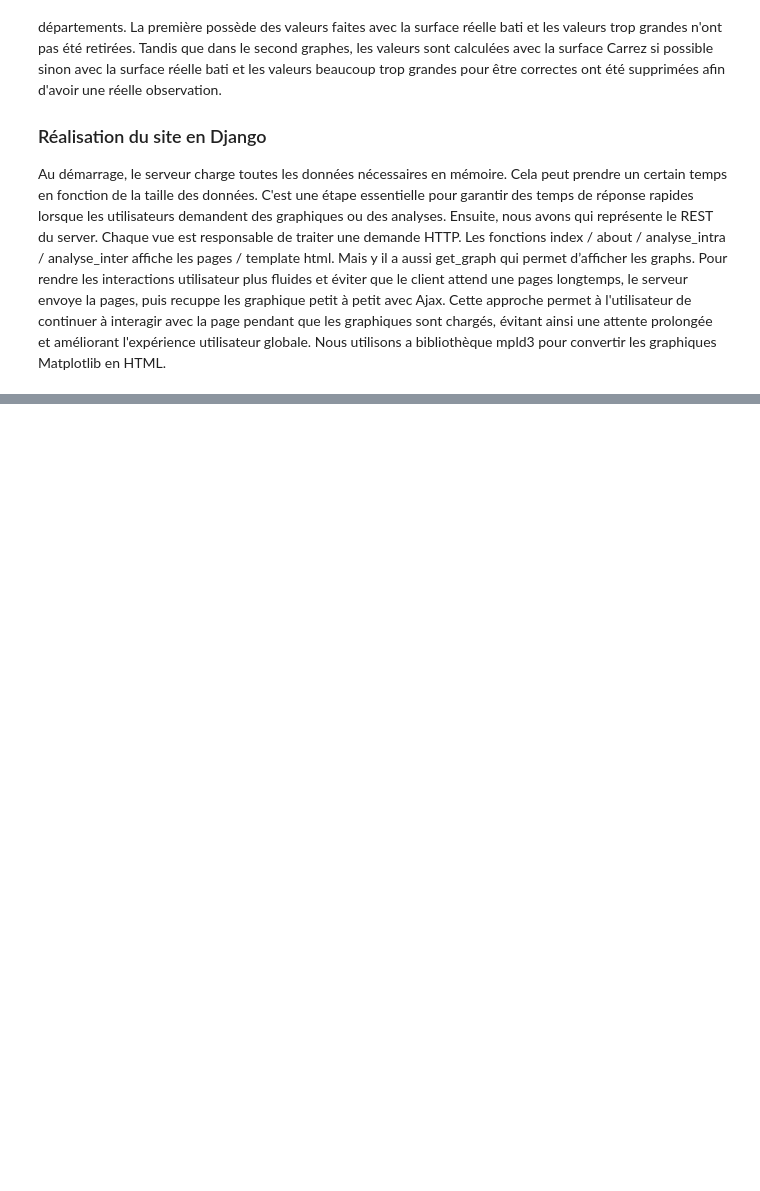
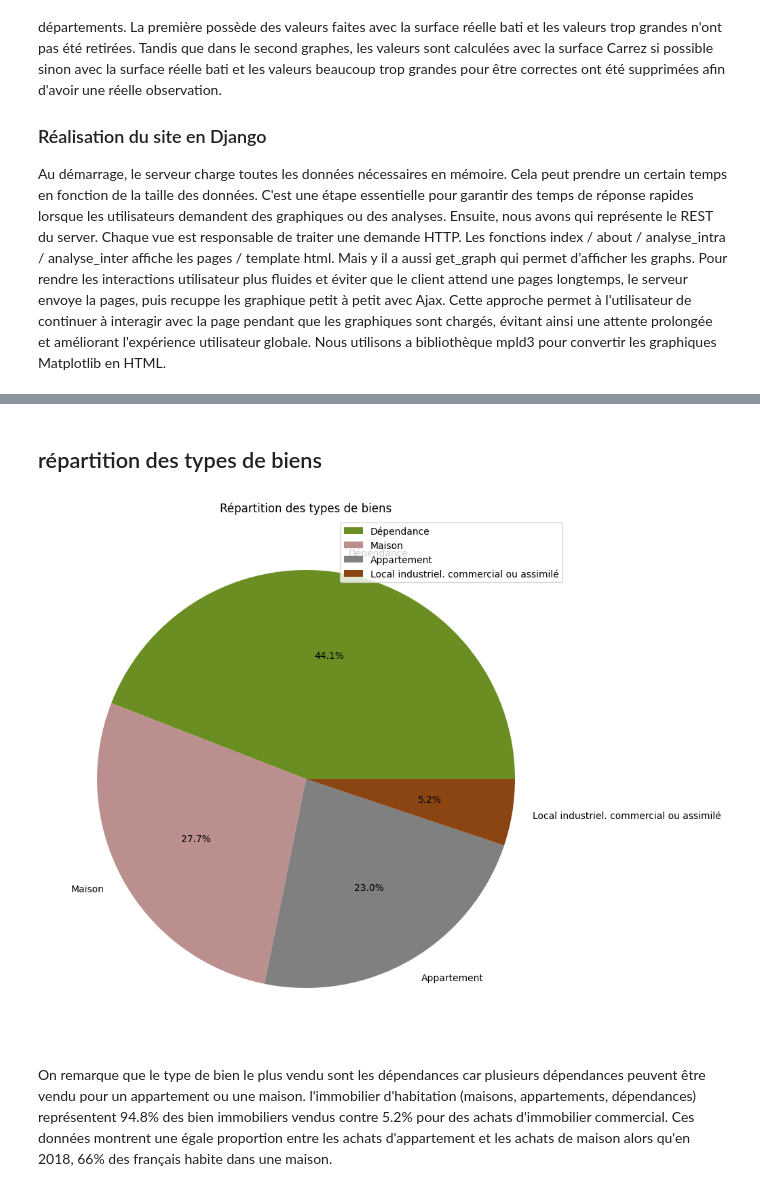
Before and after one commit to GuillaumeDorschner/Real-Estate-Analysis-France, a Jupyter notebook: data analyse/Rapport.ipynb, the cells around one changed output, grey strips where cells are left out. Drawn from its saved outputs; the diff is of its cells as text; code cells hidden in the pictures; blank space fills up the shorter version.

```diff
--- a/data analyse/Rapport.ipynb
+++ b/data analyse/Rapport.ipynb
@@ -30,0 +214,27 @@ Nous utilisons a bibliothèque mpld3 pour convertir les graphiques Matplotlib en
+# %%
+import matplotlib.pyplot as plt
+import datetime
+import folium
+import pandas as pd
+import numpy as np
+from branca.colormap import linear
+from urllib.request import urlopen
+from plotly.offline import plot, iplot, init_notebook_mode
+init_notebook_mode(connected=True)
+import plotly.graph_objects as go
+import plotly.express as px
+import plotly.subplots as sp
+
+
+dth = '#ff2e63'
+rec = '#21bf73'
+act = '#fe9801'
+cnf = '#393e46'
+
+DEPARTMENTS = json.load(open("../data/departements/departements_dict.json"))
+
+REGIONS = json.load(open("../data/regions/regions_dict.json"))
+
+data = pd.read_csv(r"../data/annee_traitee/2022.csv",low_memory=False,sep=",",header=0,index_col=0)
+
+data["Date mutation"] = pd.to_datetime(data["Date mutation"], format="%Y-%m-%d")
@@ -30,0 +385,7 @@ Nous utilisons a bibliothèque mpld3 pour convertir les graphiques Matplotlib en
+# %%
+data["Month mutation"] = data["Date mutation"].dt.month
+prix_metre_carre = data[(data["Type local"] != "Dépendance")].reset_index(drop = True)
+prix_metre_carre = prix_metre_carre.dropna(subset=['Type local'])
+
+prix_metre_carre["Prix mètre carré"] = prix_metre_carre["Valeur fonciere"]/prix_metre_carre["Surface reelle bati"]
+display(prix_metre_carre)
@@ -30,0 +483,15 @@ Nous utilisons a bibliothèque mpld3 pour convertir les graphiques Matplotlib en
+# %% [markdown]
+## répartition des types de biens
+# %%
+type_counts = data['Type local'].value_counts()
+
+type_counts.plot(kind='pie', autopct='%1.1f%%', figsize=(10,10),legend=True,colors=['olivedrab', 'rosybrown', 'gray', 'saddlebrown'])
+plt.ylabel('')
+plt.title('Répartition des types de biens')
+plt.show()
+# %% [output]
+[figure, added]
+# %% [markdown]
+On remarque que le type de bien le plus vendu sont les dépendances car plusieurs dépendances peuvent être vendu pour un appartement ou une maison.
+l'immobilier d'habitation (maisons, appartements, dépendances) représentent 94.8% des bien immobiliers vendus contre 5.2% pour des achats d'immobilier commercial.
+Ces données montrent une égale proportion entre les achats d'appartement et les achats de maison alors qu'en 2018, 66% des français habite dans une maison.
```
Also changed, not shown: parts of 51 cells of this notebook, 3 other files.
